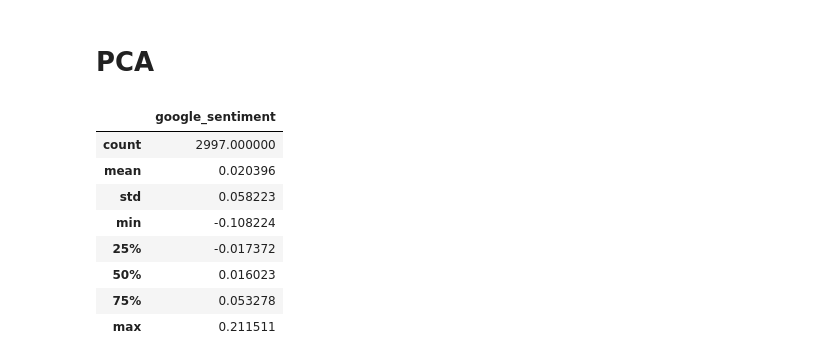
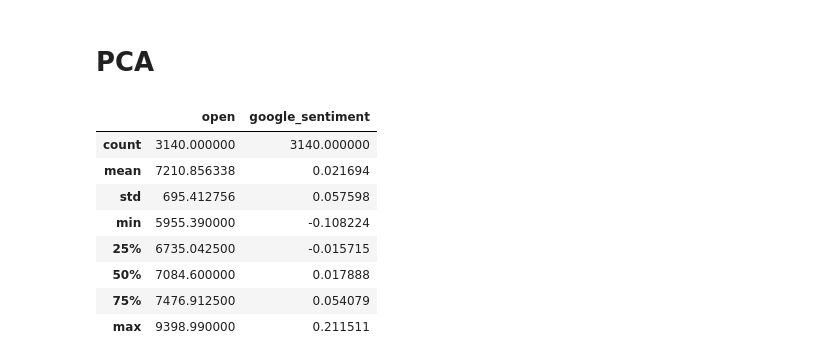
Before and after one commit to scristofari/bitcoin-challenge, a Jupyter notebook: Covariance - Correlation - PCA.ipynb, the cells around one changed output. Cells and saved outputs as stored; diff of their text form; code cells hidden in the pictures.

```diff
--- a/Covariance - Correlation - PCA.ipynb
+++ b/Covariance - Correlation - PCA.ipynb
@@ -40,19 +40,19 @@ plt.matshow(corr)
 # %%
 from sklearn.decomposition import PCA
 import pandas as pd
 
-X = df_30[['google_sentiment']]
+X = df_30[['open', 'google_sentiment']]
 X.describe()
 # %% [output]
-|  | google_sentiment |
-| count | 2997.000000 |
-| mean | 0.020396 |
-| std | 0.058223 |
-| min | -0.108224 |
-| 25% | -0.017372 |
-| 50% | 0.016023 |
-| 75% | 0.053278 |
-| max | 0.211511 |
+|  | open | google_sentiment |
+| count | 3140.000000 | 3140.000000 |
+| mean | 7210.856338 | 0.021694 |
+| std | 695.412756 | 0.057598 |
+| min | 5955.390000 | -0.108224 |
+| 25% | 6735.042500 | -0.015715 |
+| 50% | 7084.600000 | 0.017888 |
+| 75% | 7476.912500 | 0.054079 |
+| max | 9398.990000 | 0.211511 |
 # %%
 pca = PCA(n_components=1)
 df_pca = pd.DataFrame()
```
Also changed, not shown: parts of 4 cells of this notebook, 3 other files.
